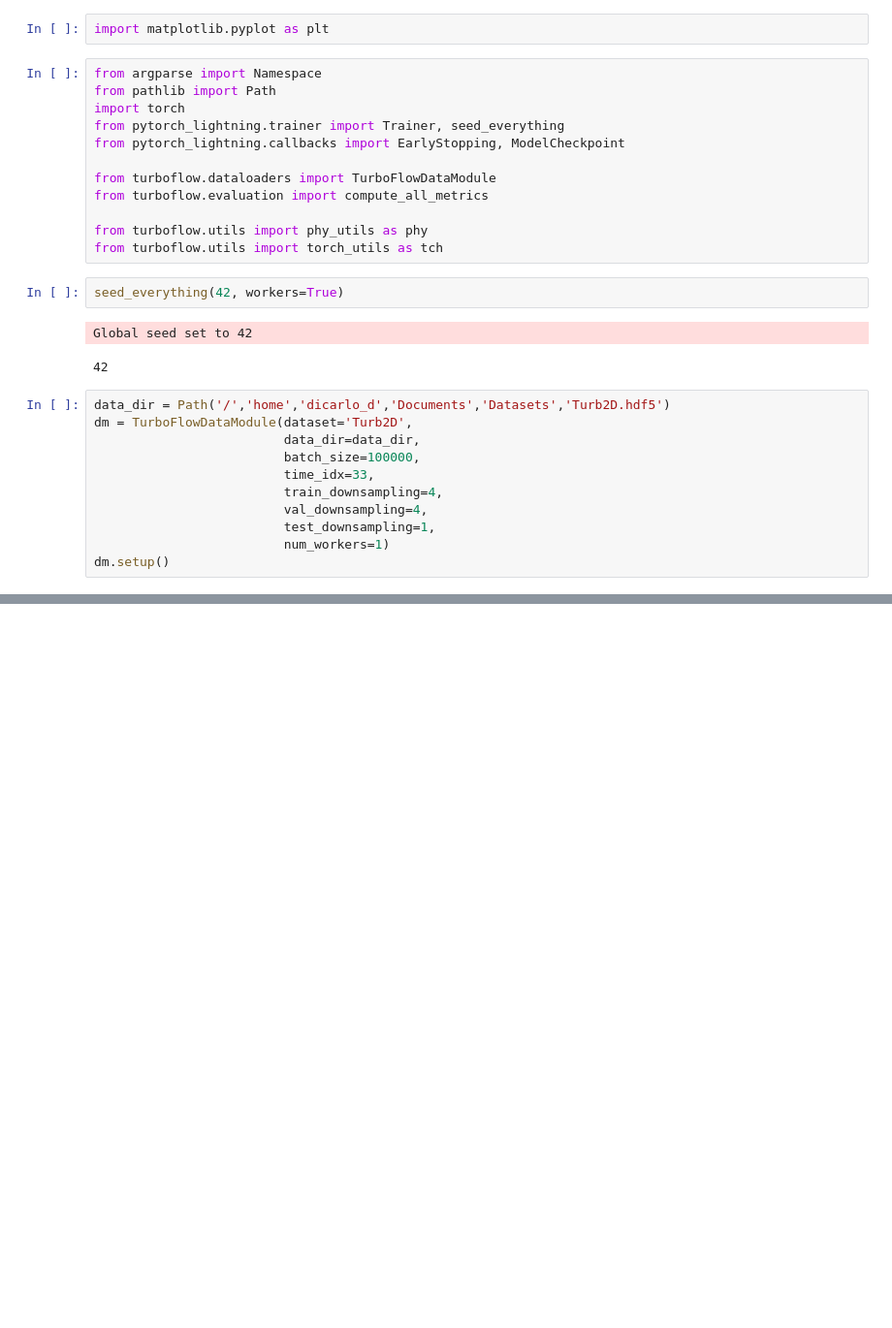
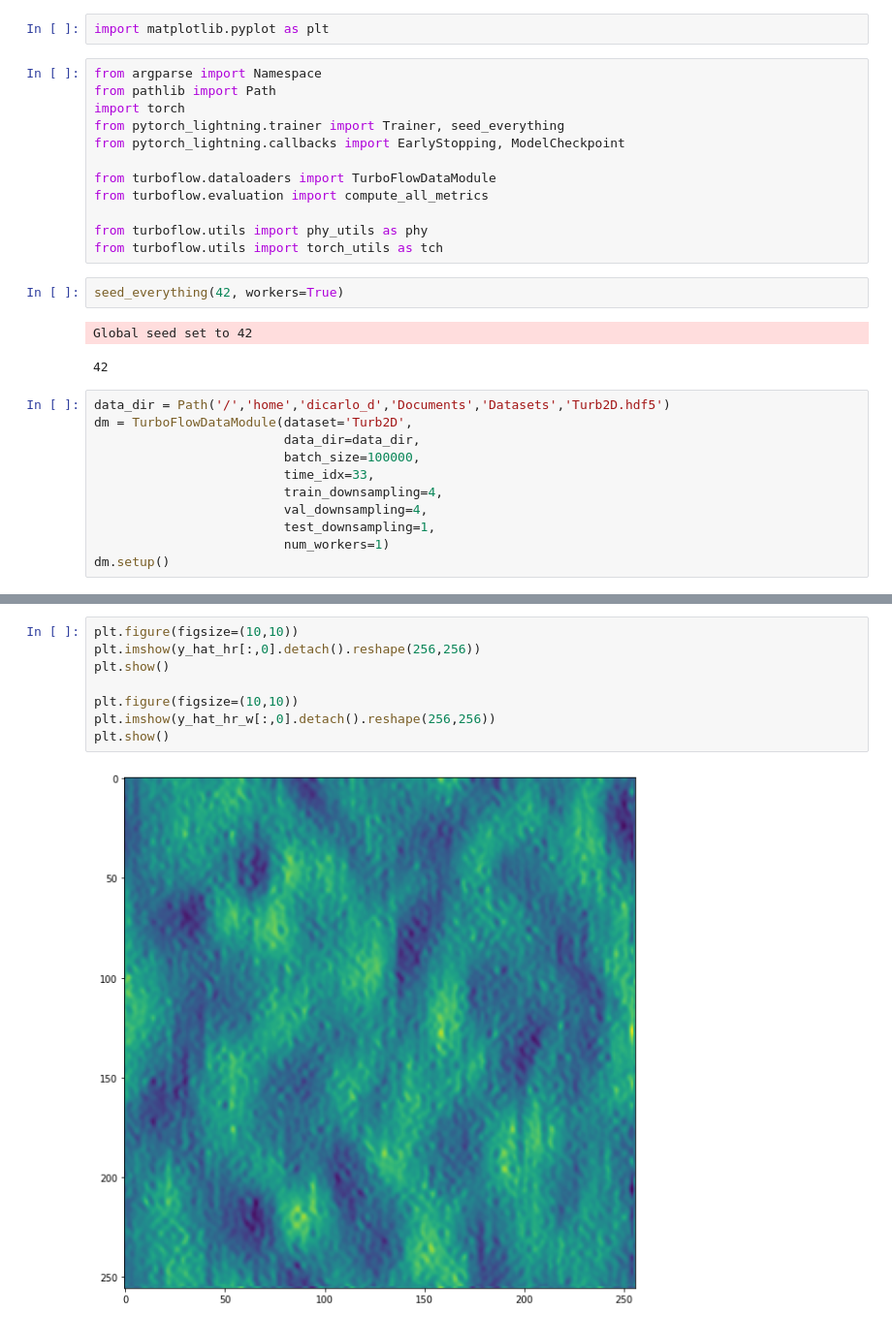
Before and after one commit to Chutlhu/TurboSuperResultion, a Jupyter notebook: notebooks/[Tuning] DivFreeRFF - smooth potential and regularization.ipynb, the cells around one changed output, grey strips where cells are left out. Shown at 97% size. Cells and saved outputs as stored; diff of their text form; blank space fills up the shorter version.

```diff
--- a/notebooks/[Tuning] DivFreeRFF - smooth potential and regularization.ipynb
+++ b/notebooks/[Tuning] DivFreeRFF - smooth potential and regularization.ipynb
@@ -237,0 +152,10 @@ plt.show()
+# %%
+plt.figure(figsize=(10,10))
+plt.imshow(y_hat_hr[:,0].detach().reshape(256,256))
+plt.show()
+
+plt.figure(figsize=(10,10))
+plt.imshow(y_hat_hr_w[:,0].detach().reshape(256,256))
+plt.show()
+# %% [output]
+[figure, added]
```
Also changed, not shown: parts of 17 cells of this notebook, 37 other files.
